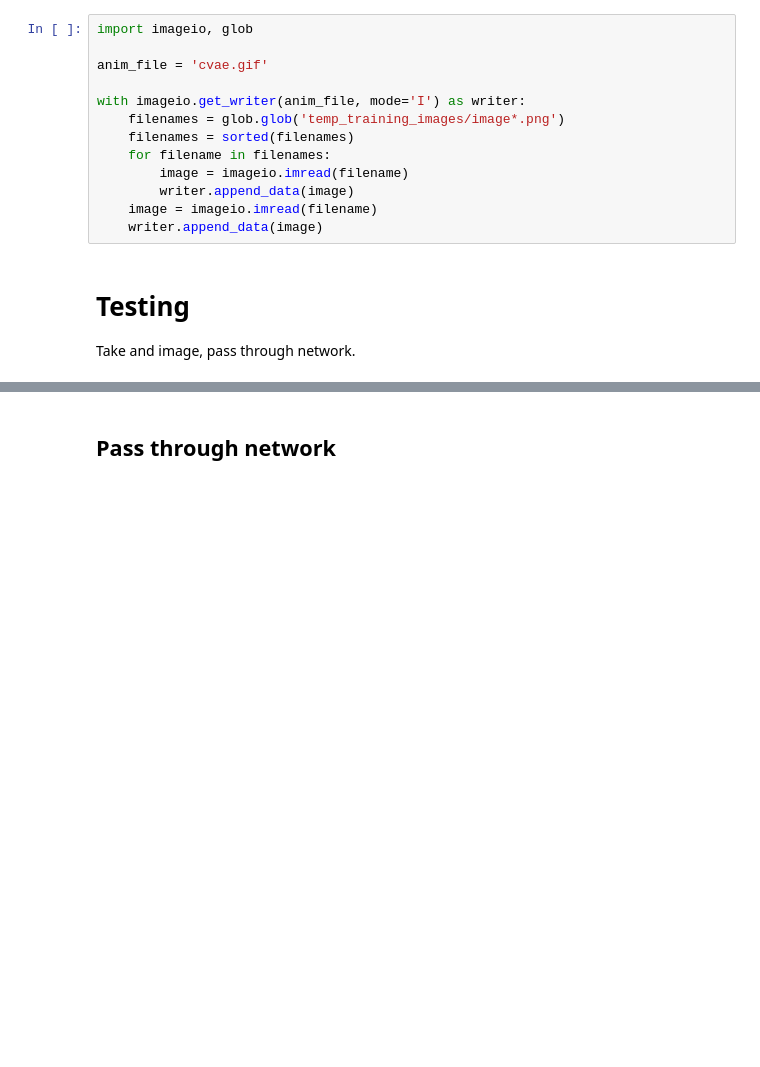
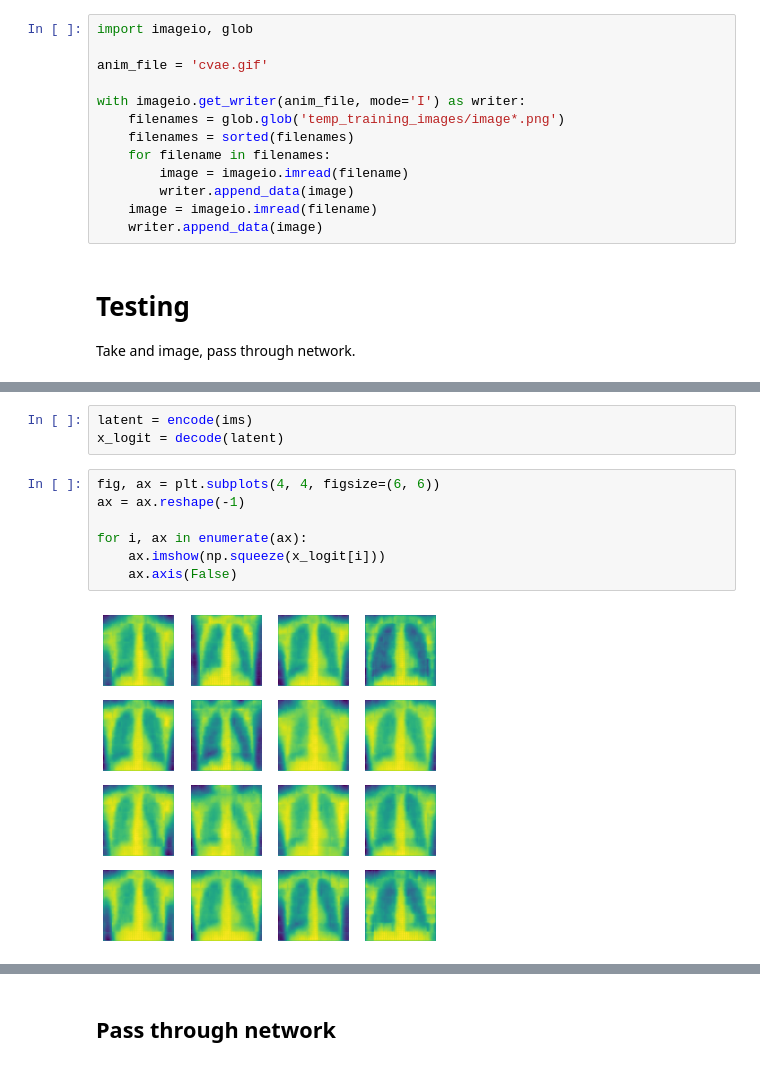
Before and after one commit to rshnn/xray-denoising, a Jupyter notebook: 05-model-building-03-64x64-larger-latent.ipynb, the cells around one changed output, grey strips where cells are left out. Cells and saved outputs as stored; diff of their text form; blank space fills up the shorter version.

```diff
--- a/05-model-building-03-64x64-larger-latent.ipynb
+++ b/05-model-building-03-64x64-larger-latent.ipynb
@@ -277,3 +275,15 @@ for i, ax in enumerate(ax):
+# %%
+latent = encode(ims)
+x_logit = decode(latent)
+# %%
+fig, ax = plt.subplots(4, 4, figsize=(6, 6))
+ax = ax.reshape(-1)
+
+for i, ax in enumerate(ax):
+    ax.imshow(np.squeeze(x_logit[i]))
+    ax.axis(False)
+# %% [output]
+[figure, added]
 # %%
 fig, axes = plt.subplots(1, 3, figsize=(15, 5))
 i = 5
```
Also changed, not shown: parts of 6 cells of this notebook, 6 other files.
